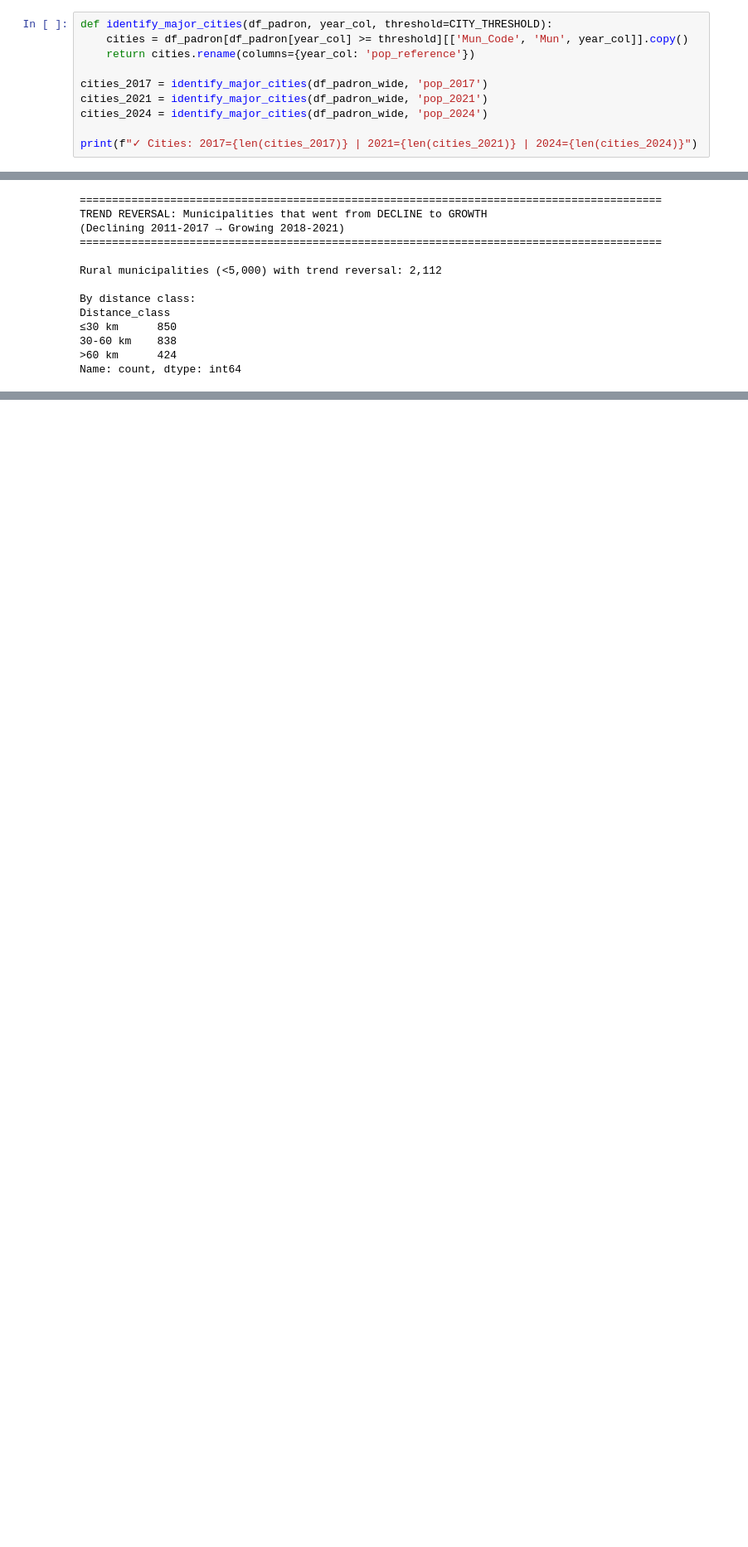
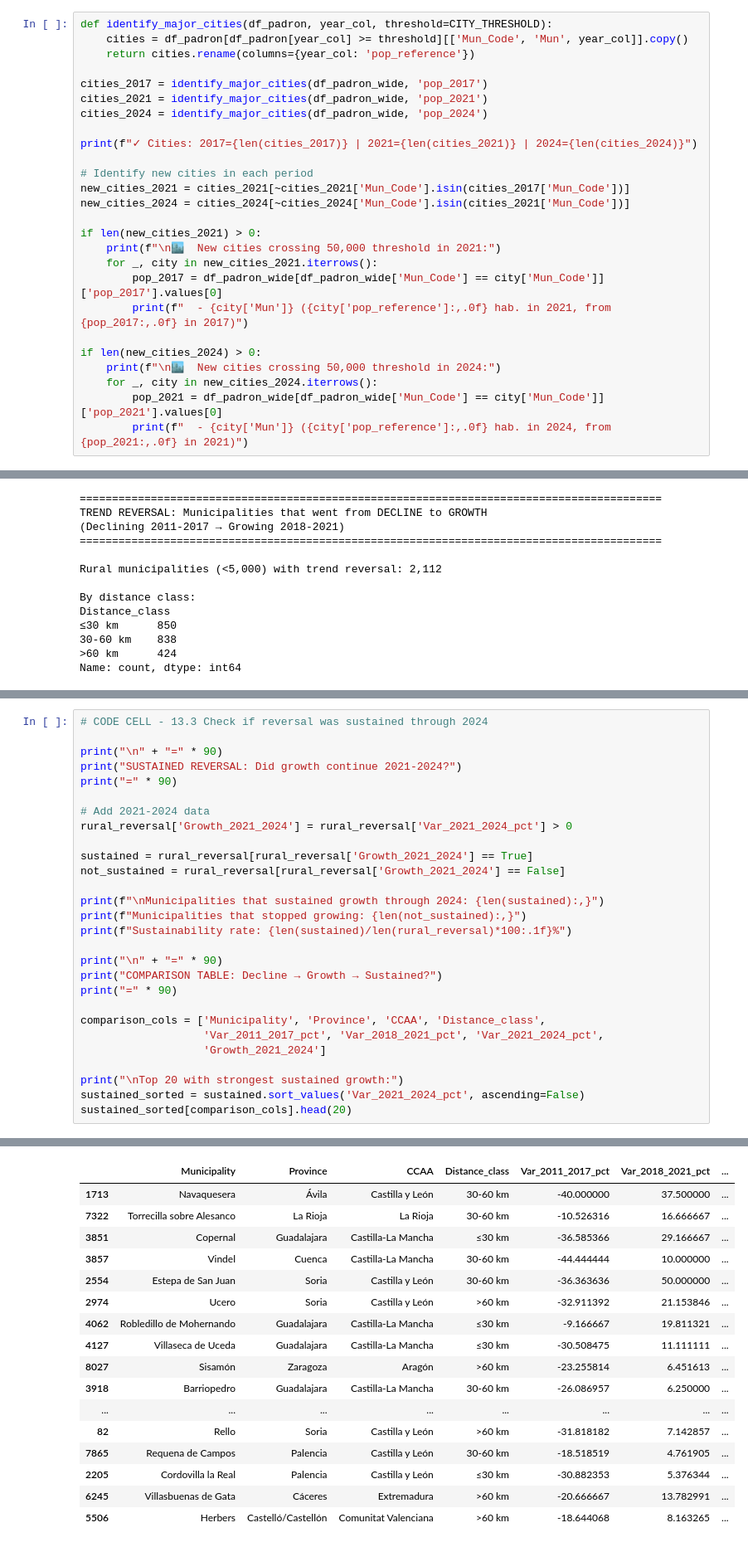
Before and after one commit to juanzotes/rural-migration-land-use-spain, a Jupyter notebook: notebooks/v1_pop_variation_accessibility_buffer_maps.ipynb, the cells around one changed output, grey strips where cells are left out. Shown at 83% size. Cells and saved outputs as stored; diff of their text form; blank space fills up the shorter version.

```diff
--- a/notebooks/v1_pop_variation_accessibility_buffer_maps.ipynb
+++ b/notebooks/v1_pop_variation_accessibility_buffer_maps.ipynb
@@ -127,5 +127,21 @@ cities_2021 = identify_major_cities(df_padron_wide, 'pop_2021')
 cities_2024 = identify_major_cities(df_padron_wide, 'pop_2024')
 
 print(f"✓ Cities: 2017={len(cities_2017)} | 2021={len(cities_2021)} | 2024={len(cities_2024)}")
+
+# Identify new cities in each period
+new_cities_2021 = cities_2021[~cities_2021['Mun_Code'].isin(cities_2017['Mun_Code'])]
+new_cities_2024 = cities_2024[~cities_2024['Mun_Code'].isin(cities_2021['Mun_Code'])]
+
+if len(new_cities_2021) > 0:
+    print(f"\n🏙️  New cities crossing 50,000 threshold in 2021:")
+    for _, city in new_cities_2021.iterrows():
+        pop_2017 = df_padron_wide[df_padron_wide['Mun_Code'] == city['Mun_Code']]['pop_2017'].values[0]
+        print(f"  - {city['Mun']} ({city['pop_reference']:,.0f} hab. in 2021, from {pop_2017:,.0f} in 2017)")
+
+if len(new_cities_2024) > 0:
+    print(f"\n🏙️  New cities crossing 50,000 threshold in 2024:")
+    for _, city in new_cities_2024.iterrows():
+        pop_2021 = df_padron_wide[df_padron_wide['Mun_Code'] == city['Mun_Code']]['pop_2021'].values[0]
+        print(f"  - {city['Mun']} ({city['pop_reference']:,.0f} hab. in 2024, from {pop_2021:,.0f} in 2021)")
 # %% [output]
 ✓ Cities: 2017=145 | 2021=149 | 2024=152
@@ -1316,0 +1285,29 @@ Top 15 with sustained growth:
+# %%
+# CODE CELL - 13.3 Check if reversal was sustained through 2024
+
+print("\n" + "=" * 90)
+print("SUSTAINED REVERSAL: Did growth continue 2021-2024?")
+print("=" * 90)
+
+# Add 2021-2024 data
+rural_reversal['Growth_2021_2024'] = rural_reversal['Var_2021_2024_pct'] > 0
+
+sustained = rural_reversal[rural_reversal['Growth_2021_2024'] == True]
+not_sustained = rural_reversal[rural_reversal['Growth_2021_2024'] == False]
+
+print(f"\nMunicipalities that sustained growth through 2024: {len(sustained):,}")
+print(f"Municipalities that stopped growing: {len(not_sustained):,}")
+print(f"Sustainability rate: {len(sustained)/len(rural_reversal)*100:.1f}%")
+
+print("\n" + "=" * 90)
+print("COMPARISON TABLE: Decline → Growth → Sustained?")
+print("=" * 90)
+
+comparison_cols = ['Municipality', 'Province', 'CCAA', 'Distance_class',
+                   'Var_2011_2017_pct', 'Var_2018_2021_pct', 'Var_2021_2024_pct',
+                   'Growth_2021_2024']
+
+print("\nTop 20 with strongest sustained growth:")
+sustained_sorted = sustained.sort_values('Var_2021_2024_pct', ascending=False)
+sustained_sorted[comparison_cols].head(20)
+# %% [output]
@@ -1317,3 +1327,20 @@ Top 15 with sustained growth:
+|  | Municipality | Province | CCAA | Distance_class | Var_2011_2017_pct | Var_2018_2021_pct | ... |
+| 1713 | Navaquesera | Ávila | Castilla y León | 30-60 km | -40.000000 | 37.500000 | ... |
+| 7322 | Torrecilla sobre Alesanco | La Rioja | La Rioja | 30-60 km | -10.526316 | 16.666667 | ... |
+| 3851 | Copernal | Guadalajara | Castilla-La Mancha | ≤30 km | -36.585366 | 29.166667 | ... |
+| 3857 | Vindel | Cuenca | Castilla-La Mancha | 30-60 km | -44.444444 | 10.000000 | ... |
+| 2554 | Estepa de San Juan | Soria | Castilla y León | 30-60 km | -36.363636 | 50.000000 | ... |
+| 2974 | Ucero | Soria | Castilla y León | >60 km | -32.911392 | 21.153846 | ... |
+| 4062 | Robledillo de Mohernando | Guadalajara | Castilla-La Mancha | ≤30 km | -9.166667 | 19.811321 | ... |
+| 4127 | Villaseca de Uceda | Guadalajara | Castilla-La Mancha | ≤30 km | -30.508475 | 11.111111 | ... |
+| 8027 | Sisamón | Zaragoza | Aragón | >60 km | -23.255814 | 6.451613 | ... |
+| 3918 | Barriopedro | Guadalajara | Castilla-La Mancha | 30-60 km | -26.086957 | 6.250000 | ... |
+| ... | ... | ... | ... | ... | ... | ... | ... |
+| 82 | Rello | Soria | Castilla y León | >60 km | -31.818182 | 7.142857 | ... |
+| 7865 | Requena de Campos | Palencia | Castilla y León | 30-60 km | -18.518519 | 4.761905 | ... |
+| 2205 | Cordovilla la Real | Palencia | Castilla y León | ≤30 km | -30.882353 | 5.376344 | ... |
+| 6245 | Villasbuenas de Gata | Cáceres | Extremadura | >60 km | -20.666667 | 13.782991 | ... |
+| 5506 | Herbers | Castelló/Castellón | Comunitat Valenciana | >60 km | -18.644068 | 8.163265 | ... |
 # %% [markdown]
 ## 14. Regional Analysis: Counter-urbanization by Autonomous Community
 
```
Also changed, not shown: parts of 19 cells of this notebook, 1 other file.
